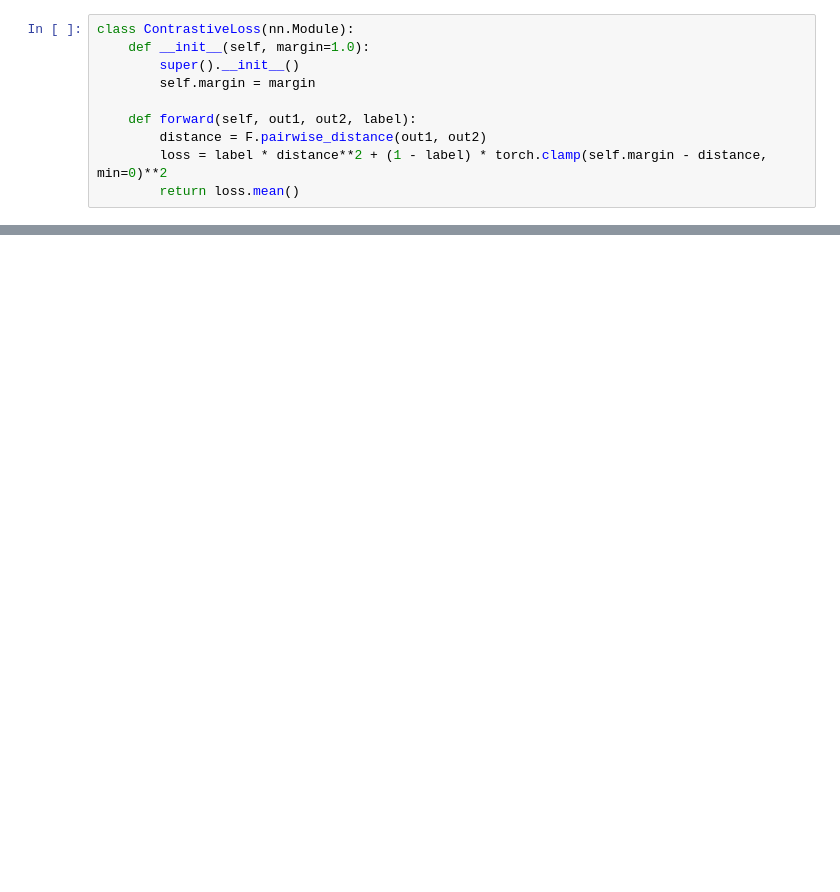
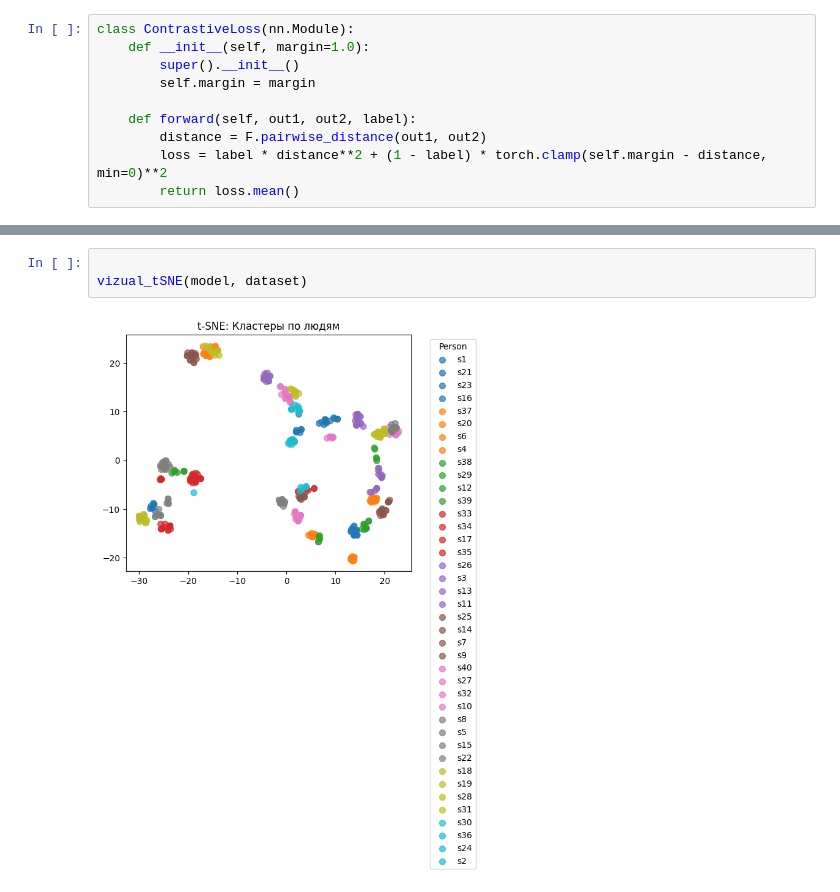
Before and after one commit to FedosDan2/PAC_course2_2, a Jupyter notebook: laba2/main.ipynb, the cells around one changed output, grey strips where cells are left out. Drawn from its saved outputs; the diff is of its cells as text; blank space fills up the shorter version.

```diff
--- a/laba2/main.ipynb
+++ b/laba2/main.ipynb
@@ -218,0 +266,5 @@ valid_step_on_10(model, criterion, dataset)
+# %%
+
+vizual_tSNE(model, dataset)
+# %% [output]
+[figure, added]
```
Also changed, not shown: parts of 9 cells of this notebook, 1 other file.
